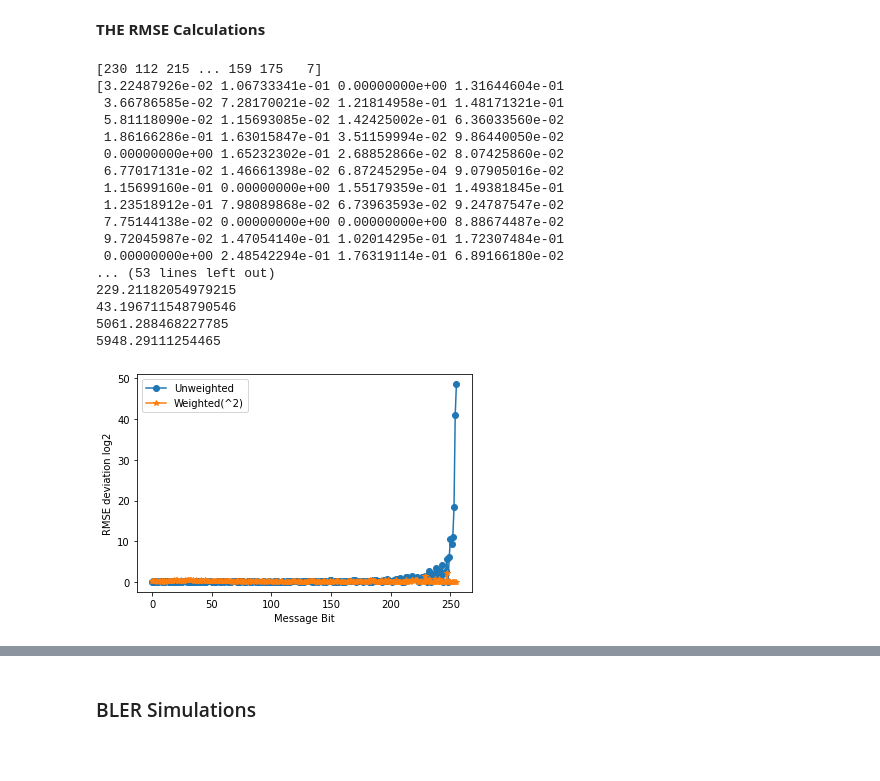
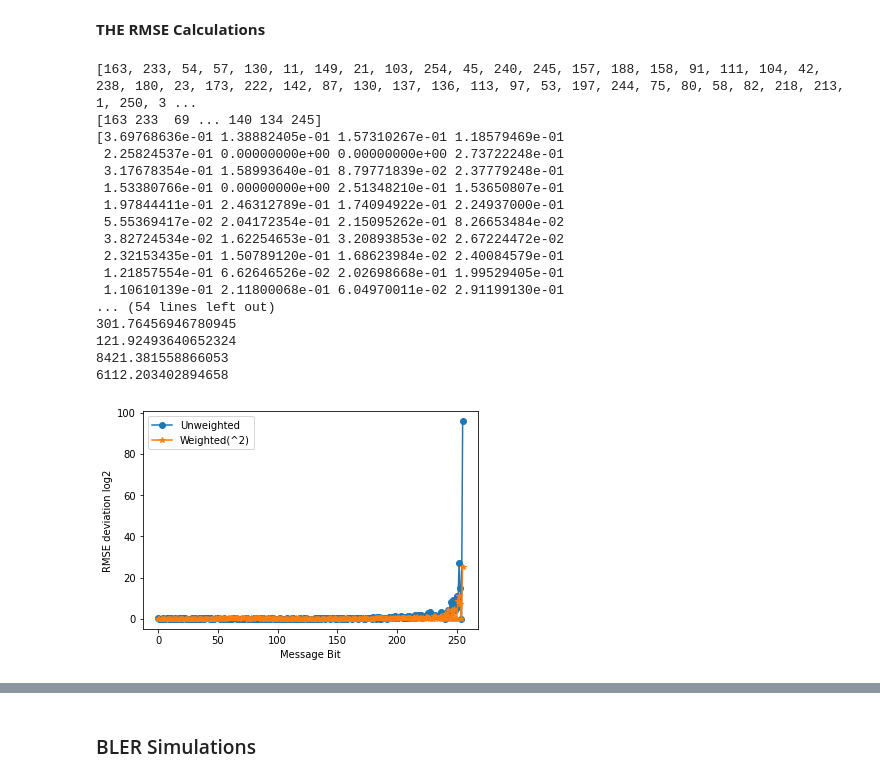
Before and after one commit to neelabhro/Deep-Learning-based-Wireless-Communications, a Jupyter notebook: Rayleigh_COLAB_WeightedNN_MParametrized.ipynb, the cells around one changed output, grey strips where cells are left out. Saved outputs shown, nothing was run; the diff lists cells and outputs as text; code cells hidden in the pictures; blank space fills up the shorter version.

```diff
--- a/Rayleigh_COLAB_WeightedNN_MParametrized.ipynb
+++ b/Rayleigh_COLAB_WeightedNN_MParametrized.ipynb
@@ -98,6 +71,6 @@ for j in range(M):
 # %%
 k = 8       # Number of information bits per message, i.e., M=2**k
-n = 8       # Number of real channel uses per message
+n = 4       # Number of real channel uses per message
 seed = 2    # Seed RNG reproduce identical results
 # %% [markdown]
 #### The Autoencoder Class
@@ -452,21 +364,13 @@ class AE(object):
 train_EbNodB = 7
 val_EbNodB = train_EbNodB
 
-#lr = (tf.train.exponential_decay(1e-10, global_step = 100, decay_steps=100, decay_rate=1.30))
-#lr = tf.cast(lr, tf.float32)
-#lr = [0.0001, 0.0005, 0.001, 0.005, 0.01, 0.05, 0.1, 0.5]
-#lr  = [0.005, 0.007, 0.009, 0.011, 0.015, 0.020, 0.025, 0.030, 0.035, 0.040, 0.045, 0.05]
 lr = 0.01
-#epoch = [1, 10, 100, 500, 1000, 2000, 5000, 10000, 50000, 100000, 500000]
 
 epoch = [10000]
-# decay_learning_rate = learning_rate *decay_rate ^ (global_step / decay_steps)
-#global_step = tf.train.get_global_step()
-#tf.summary.scalar('learning_rate', lr)
-#for i in epoch:
+
 training_params = [
     #batch_size, lr, ebnodb, iterations
-    [10000 , 0.01, train_EbNodB, 10000]
+    [1000 , 0.01, train_EbNodB, 10000]
 #    [10000 , 0.001, train_EbNodB, 10000]
     ]
 
@@ -1005,13 +833,15 @@ plot_constellation_2(ae_Weighted, range(0, ae_Weighted.M))
 def rmse(predictions,targets):
   return (np.sqrt((np.subtract(predictions,targets) ** 2).mean()))
 
-tr_hat = ae.end2end(len(tr), 7, tr)
+tr_hat = ae.end2end(len(tr), 40, tr)
+tr_hat_w = ae_Weighted.end2end(len(tr), 40, tr)
 #print(np.shape(tr))
 #print(np.shape(tr_hat))
-print(tr_hat)
+print(tr)
+print(tr_hat_w)
 
 
-tr_hat_w = ae_Weighted.end2end(len(tr), 7, tr)
+
 
 rmse_uw = {}
 for j in range(M):
@@ -1029,51 +859,51 @@ message_factor[M-1] = 1
 rmse_uwA = []
 for i in rmse_uw.values():
   rmse_uwA.append(i)
 
 rmse_wA = []
 for i in rmse_w.values():
   rmse_wA.append(i)
 
 
 #rmse_uw = [rmse_uw_0, rmse_uw_1, rmse_uw_2, rmse_uw_3, rmse_uw_4, rmse_uw_5, rmse_uw_6, rmse_uw_7, rmse_uw_8, rmse_uw_9, rmse_uw_10, rmse_uw_11, rmse_uw_12, rmse_uw_13, rmse_uw_14, rmse_uw_15]
 rmse_uw = (np.divide(rmse_uwA,message_factor))
 #rmse_w = [rmse_w_0, rmse_w_1, rmse_w_2, rmse_w_3, rmse_w_4, rmse_w_5, rmse_w_6, rmse_w_7, rmse_w_8, rmse_w_9, rmse_w_10, rmse_w_11, rmse_w_12, rmse_w_13, rmse_w_14, rmse_w_15]
 rmse_w = (np.divide(rmse_wA,message_factor))
 #message = [0,1,2,3,4,5,6,7,8,9,10,11,12,13,14,15]
 message = np.arange(M)
 
 print(rmse_uw)
 plt.plot(message, rmse_uw, '-o');
 plt.plot(message, rmse_w, '-*');
 plt.xlabel('Message Bit')
 plt.ylabel('RMSE deviation log2')
 plt.legend(['Unweighted', 'Weighted(^2)'])
 
 
 print(np.sum(rmse_uw))
 print(np.sum(rmse_w))
 
 print(np.sum(rmse_uwA))
 print(np.sum(rmse_wA))
 # %% [output]
-[230 112 215 ... 159 175   7]
-[3.22487926e-02 1.06733341e-01 0.00000000e+00 1.31644604e-01
- 3.66786585e-02 7.28170021e-02 1.21814958e-01 1.48171321e-01
- 5.81118090e-02 1.15693085e-02 1.42425002e-01 6.36033560e-02
- 1.86166286e-01 1.63015847e-01 3.51159994e-02 9.86440050e-02
- 0.00000000e+00 1.65232302e-01 2.68852866e-02 8.07425860e-02
- 6.77017131e-02 1.46661398e-02 6.87245295e-04 9.07905016e-02
- 1.15699160e-01 0.00000000e+00 1.55179359e-01 1.49381845e-01
- 1.23518912e-01 7.98089868e-02 6.73963593e-02 9.24787547e-02
- 7.75144138e-02 0.00000000e+00 0.00000000e+00 8.88674487e-02
- 9.72045987e-02 1.47054140e-01 1.02014295e-01 1.72307484e-01
- 0.00000000e+00 2.48542294e-01 1.76319114e-01 6.89166180e-02
-... (53 lines left out)
-229.21182054979215
-43.196711548790546
-5061.288468227785
-5948.29111254465
+[163, 233, 54, 57, 130, 11, 149, 21, 103, 254, 45, 240, 245, 157, 188, 158, 91, 111, 104, 42, 238, 180, 23, 173, 222, 142, 87, 130, 137, 136, 113, 97, 53, 197, 244, 75, 80, 58, 82, 218, 213, 1, 250, 3 ...
+[163 233  69 ... 140 134 245]
+[3.69768636e-01 1.38882405e-01 1.57310267e-01 1.18579469e-01
+ 2.25824537e-01 0.00000000e+00 0.00000000e+00 2.73722248e-01
+ 3.17678354e-01 1.58993640e-01 8.79771839e-02 2.37779248e-01
+ 1.53380766e-01 0.00000000e+00 2.51348210e-01 1.53650807e-01
+ 1.97844411e-01 2.46312789e-01 1.74094922e-01 2.24937000e-01
+ 5.55369417e-02 2.04172354e-01 2.15095262e-01 8.26653484e-02
+ 3.82724534e-02 1.62254653e-01 3.20893853e-02 2.67224472e-02
+ 2.32153435e-01 1.50789120e-01 1.68623984e-02 2.40084579e-01
+ 1.21857554e-01 6.62646526e-02 2.02698668e-01 1.99529405e-01
+ 1.10610139e-01 2.11800068e-01 6.04970011e-02 2.91199130e-01
+... (54 lines left out)
+301.76456946780945
+121.92493640652324
+8421.381558866053
+6112.203402894658
-[figure, old version]
+[figure, new version]
 # %%
 ae.plot_constellation();
 #plot_constellation_2(ae,range(0,ae.M))
```
Also changed, not shown: parts of 13 cells of this notebook.
